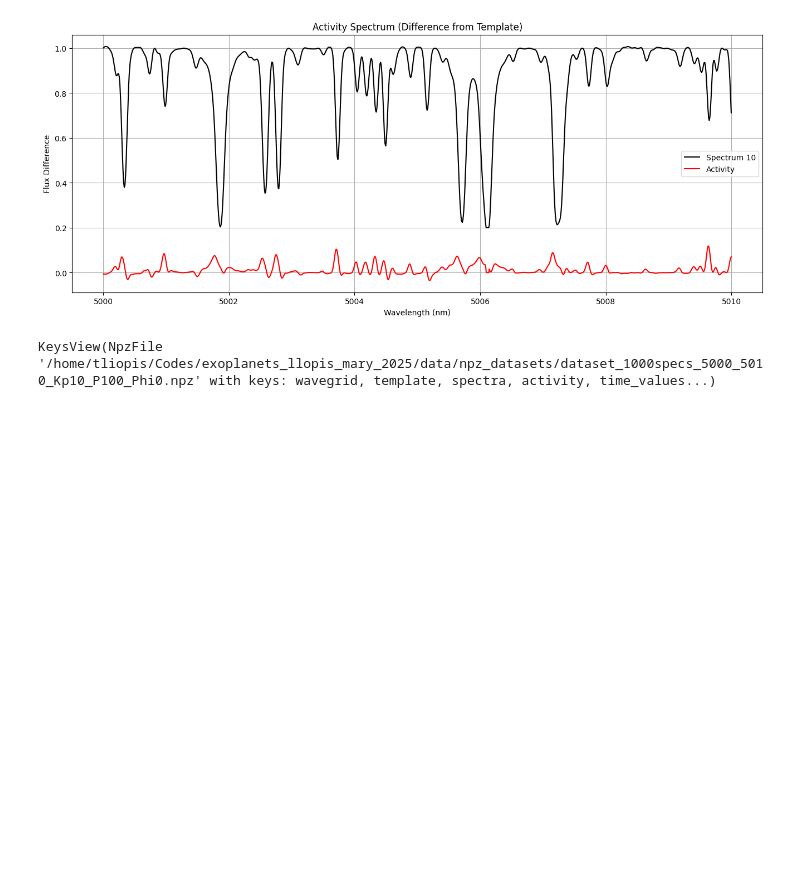
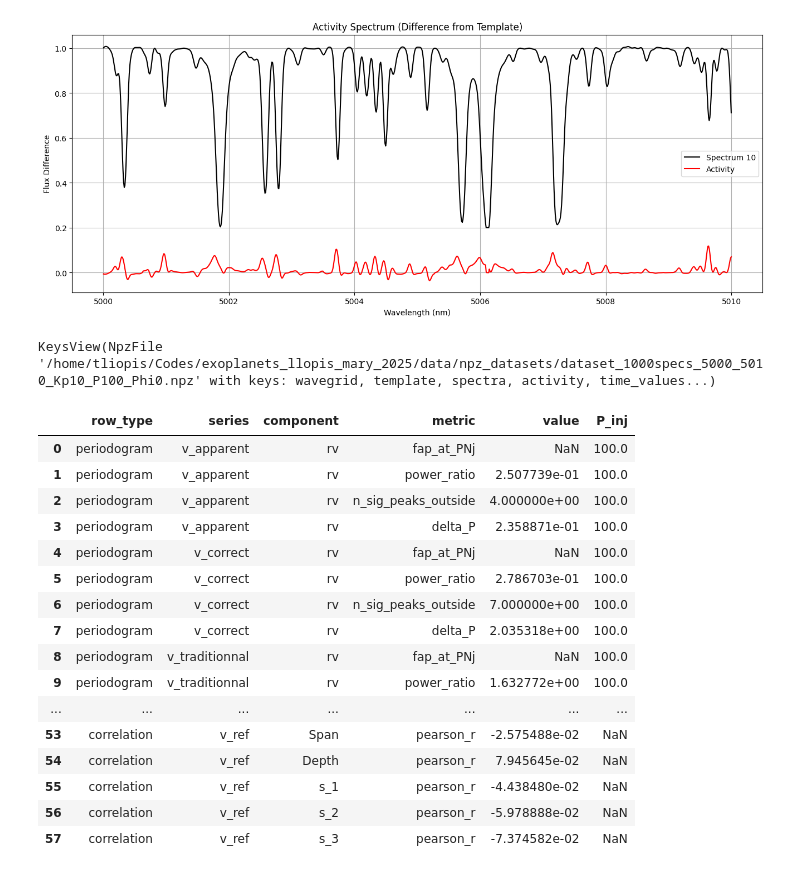
Before and after one commit to theollop/exoplanets_llopis_mary_2025, a Jupyter notebook: notebooks/soap_gpu_paper.ipynb, the cells around one changed output. Drawn from its saved outputs; the diff is of its cells as text; code cells hidden in the pictures; blank space fills up the shorter version.

```diff
--- a/notebooks/soap_gpu_paper.ipynb
+++ b/notebooks/soap_gpu_paper.ipynb
@@ -44,3 +44,23 @@ KeysView(NpzFile '/home/tliopis/Codes/exoplanets_llopis_mary_2025/data/npz_datas
 # %%
 metrics = pd.read_csv(
     "/home/tliopis/Codes/exoplanets_llopis_mary_2025/experiments/aestra_local_experiment_range_50/postprocessing/data/metrics.csv")
+
+metrics
+# %% [output]
+|  | row_type | series | component | metric | value | P_inj |
+| 0 | periodogram | v_apparent | rv | fap_at_PNj | NaN | 100.0 |
+| 1 | periodogram | v_apparent | rv | power_ratio | 2.507739e-01 | 100.0 |
+| 2 | periodogram | v_apparent | rv | n_sig_peaks_outside | 4.000000e+00 | 100.0 |
+| 3 | periodogram | v_apparent | rv | delta_P | 2.358871e-01 | 100.0 |
+| 4 | periodogram | v_correct | rv | fap_at_PNj | NaN | 100.0 |
+| 5 | periodogram | v_correct | rv | power_ratio | 2.786703e-01 | 100.0 |
+| 6 | periodogram | v_correct | rv | n_sig_peaks_outside | 7.000000e+00 | 100.0 |
+| 7 | periodogram | v_correct | rv | delta_P | 2.035318e+00 | 100.0 |
+| 8 | periodogram | v_traditionnal | rv | fap_at_PNj | NaN | 100.0 |
+| 9 | periodogram | v_traditionnal | rv | power_ratio | 1.632772e+00 | 100.0 |
+| ... | ... | ... | ... | ... | ... | ... |
+| 53 | correlation | v_ref | Span | pearson_r | -2.575488e-02 | NaN |
+| 54 | correlation | v_ref | Depth | pearson_r | 7.945645e-02 | NaN |
+| 55 | correlation | v_ref | s_1 | pearson_r | -4.438480e-02 | NaN |
+| 56 | correlation | v_ref | s_2 | pearson_r | -5.978888e-02 | NaN |
+| 57 | correlation | v_ref | s_3 | pearson_r | -7.374582e-02 | NaN |
```
Also changed, not shown: 11 other files.
